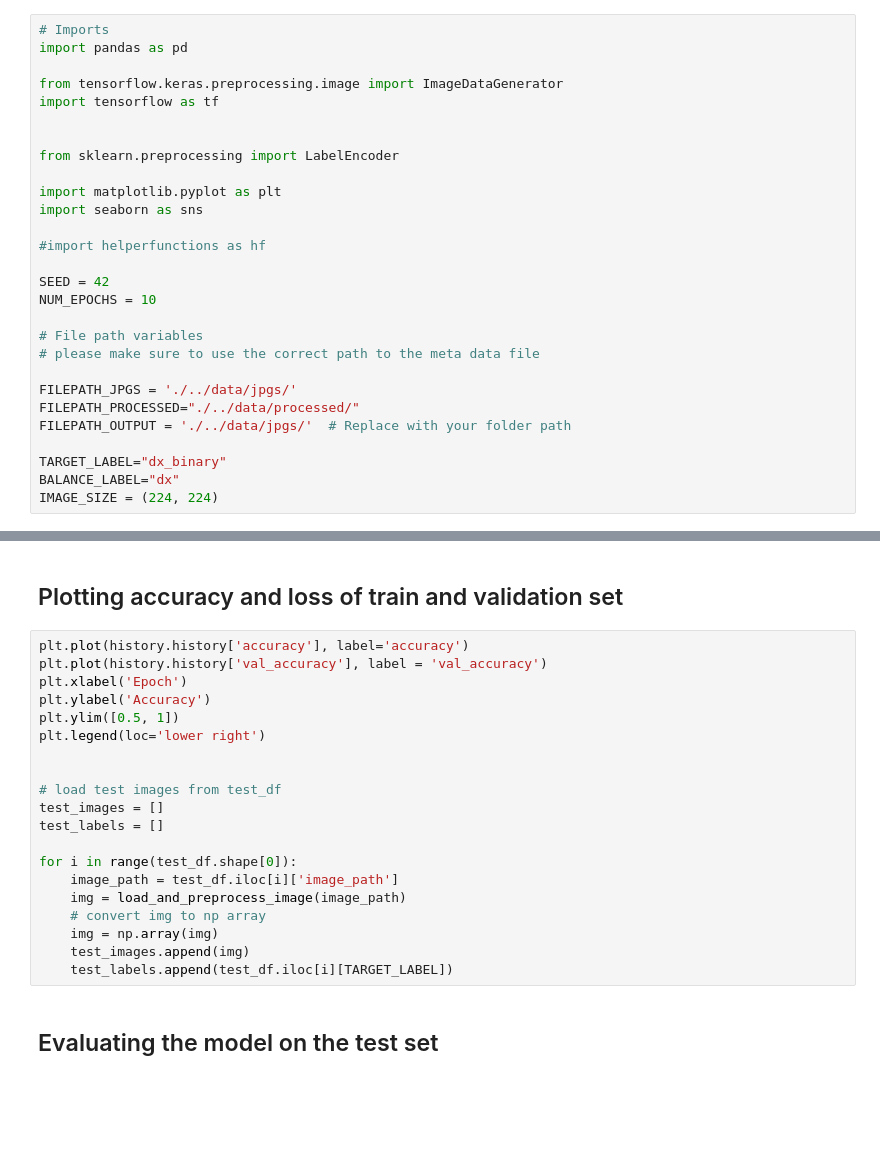
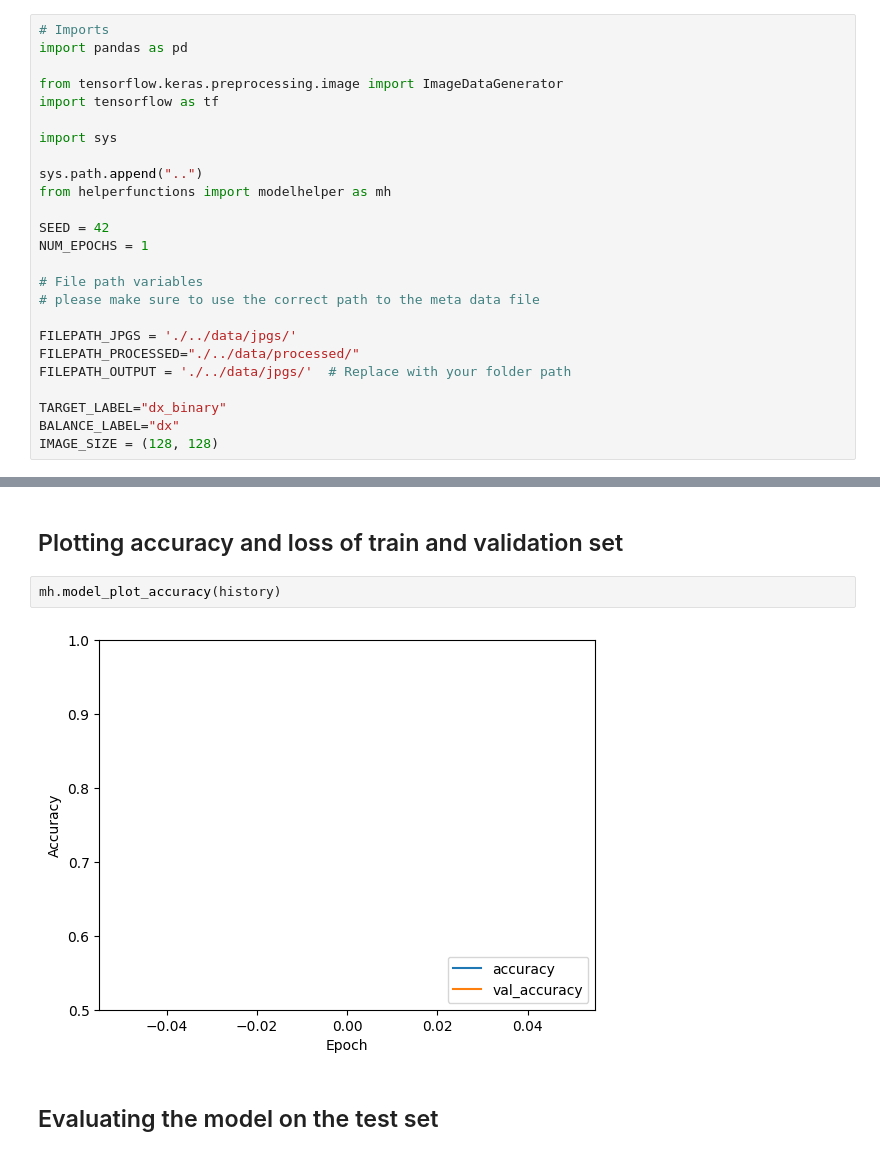
Before and after one commit to StefanK2ff/capstone-healthy-skin, a Jupyter notebook: notebooks/basemodel-cnn.ipynb, the cells around one changed output, grey strips where cells are left out. Drawn from its saved outputs; the diff is of its cells as text; blank space fills up the shorter version.

Commit message:
CNN Boilerplate is finished, Helperfunctions are excluded in own module

```diff
--- a/notebooks/basemodel-cnn.ipynb
+++ b/notebooks/basemodel-cnn.ipynb
@@ -7,16 +11,13 @@ import pandas as pd
 from tensorflow.keras.preprocessing.image import ImageDataGenerator
 import tensorflow as tf
 
+import sys
 
-from sklearn.preprocessing import LabelEncoder
-
-import matplotlib.pyplot as plt
-import seaborn as sns
-
-#import helperfunctions as hf
+sys.path.append("..")
+from helperfunctions import modelhelper as mh
 
 SEED = 42
-NUM_EPOCHS = 10
+NUM_EPOCHS = 1
 
 # File path variables
 # please make sure to use the correct path to the meta data file
@@ -27,4 +28,4 @@ FILEPATH_OUTPUT = './../data/jpgs/'  # Replace with your folder path
 
 TARGET_LABEL="dx_binary"
 BALANCE_LABEL="dx"
-IMAGE_SIZE = (224, 224)
+IMAGE_SIZE = (128, 128)
@@ -196,24 +177,8 @@ KeyboardInterrupt:
 # %% [markdown]
 ## Plotting accuracy and loss of train and validation set
-# %%
-plt.plot(history.history['accuracy'], label='accuracy')
-plt.plot(history.history['val_accuracy'], label = 'val_accuracy')
-plt.xlabel('Epoch')
-plt.ylabel('Accuracy')
-plt.ylim([0.5, 1])
-plt.legend(loc='lower right')
-
-
-# load test images from test_df
-test_images = []
-test_labels = []
-
-for i in range(test_df.shape[0]):
-    image_path = test_df.iloc[i]['image_path']
-    img = load_and_preprocess_image(image_path)
-    # convert img to np array
-    img = np.array(img)
-    test_images.append(img)
-    test_labels.append(test_df.iloc[i][TARGET_LABEL])
+# %%
+mh.model_plot_accuracy(history)
+# %% [output]
+[figure, added]
 # %% [markdown]
 ## Evaluating the model on the test set
```
Also changed, not shown: parts of 8 cells of this notebook, 1 other file.
